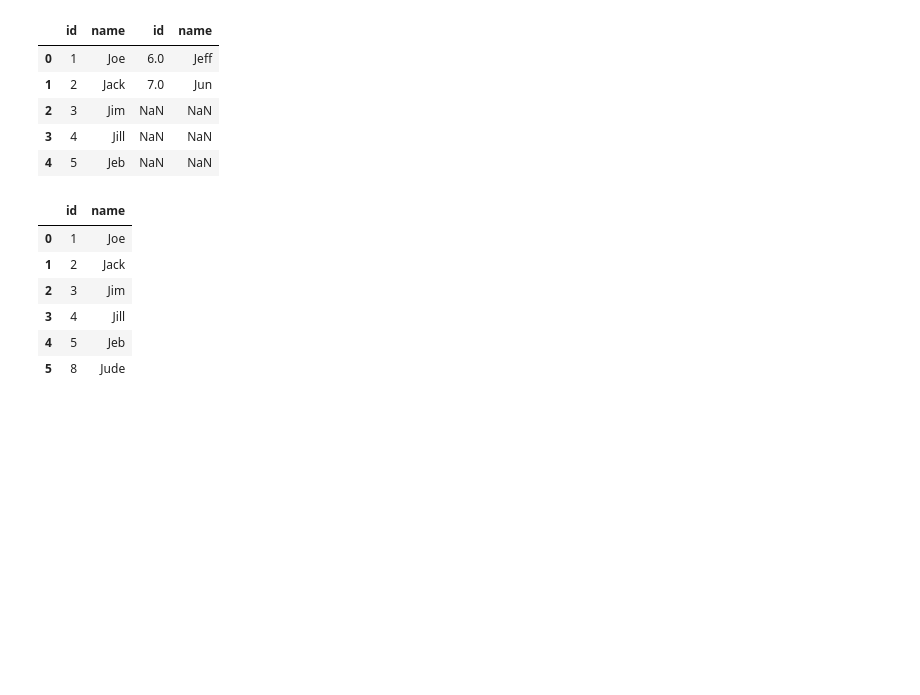
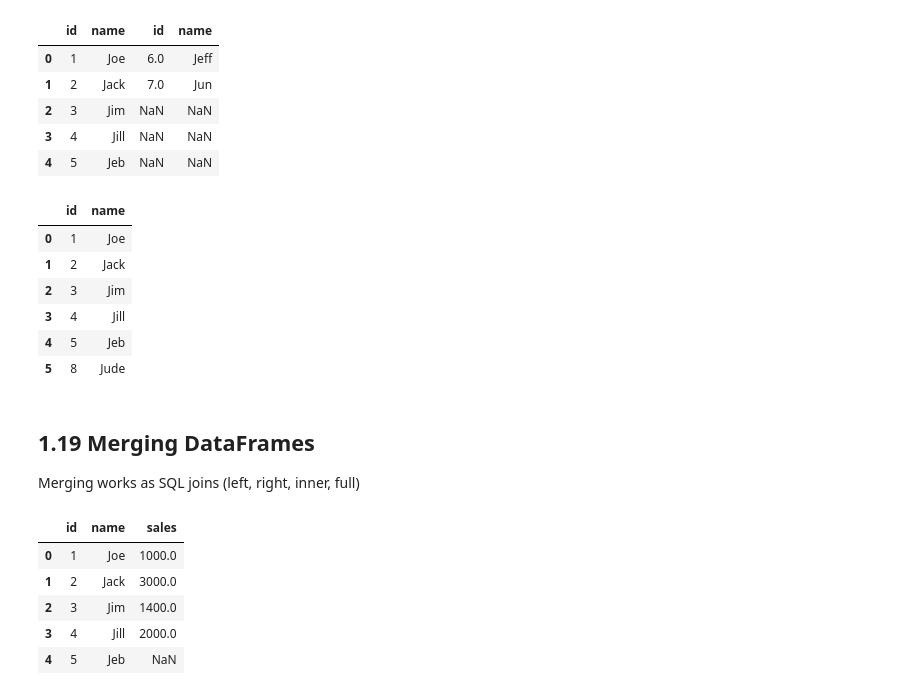
Before and after one commit to alexismenanieves/Pandas_Practice, a Jupyter notebook: Pandas_Practice_Notebook.ipynb, the cells around one changed output. Cells and saved outputs as stored; diff of their text form; code cells hidden in the pictures; blank space fills up the shorter version.

```diff
--- a/Pandas_Practice_Notebook.ipynb
+++ b/Pandas_Practice_Notebook.ipynb
@@ -533,3 +533,17 @@ data_a.append(my_row, ignore_index=True)
 | 3 | 4 | Jill |
 | 4 | 5 | Jeb |
 | 5 | 8 | Jude |
+# %% [markdown]
+## 1.19 Merging DataFrames
+Merging works as SQL joins (left, right, inner, full)
+# %%
+data_c = pd.DataFrame({'id':[1,2,3,4,9], 'sales':[1000,3000,1400,2000,1100]})
+# The basic join is left join, which anchors the left dataframe and joins the right df. If no value is there, returns NaN
+pd.merge(data_a, data_c, how='left', on='id')
+# %% [output]
+|  | id | name | sales |
+| 0 | 1 | Joe | 1000.0 |
+| 1 | 2 | Jack | 3000.0 |
+| 2 | 3 | Jim | 1400.0 |
+| 3 | 4 | Jill | 2000.0 |
+| 4 | 5 | Jeb | NaN |
```
Also changed, not shown: parts of 3 cells of this notebook.
